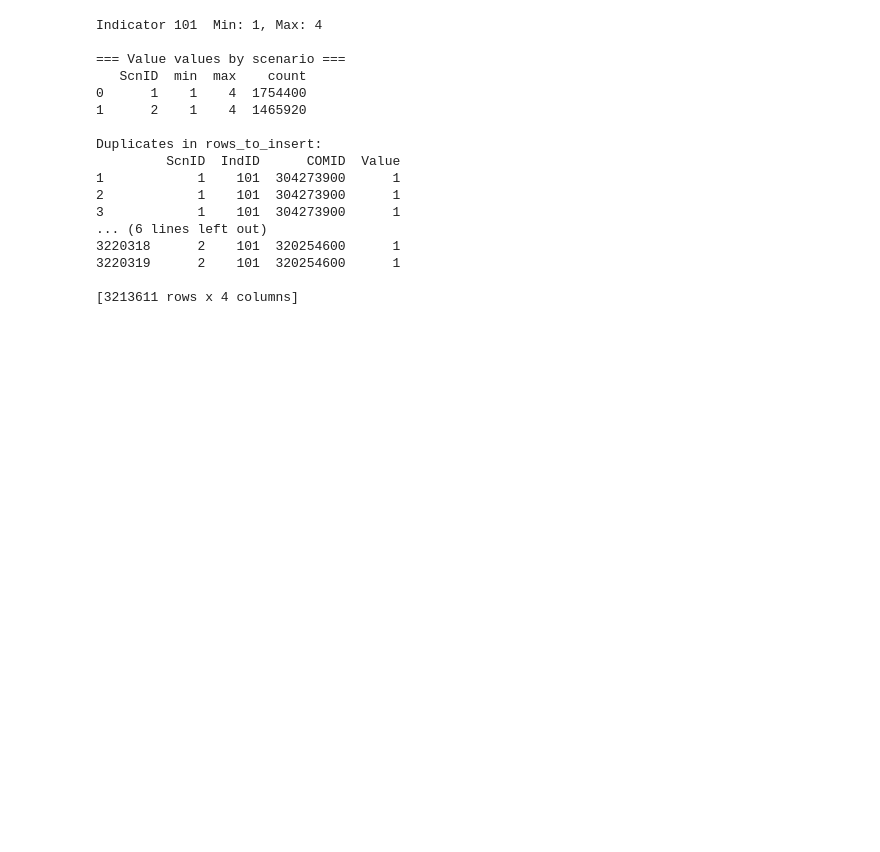
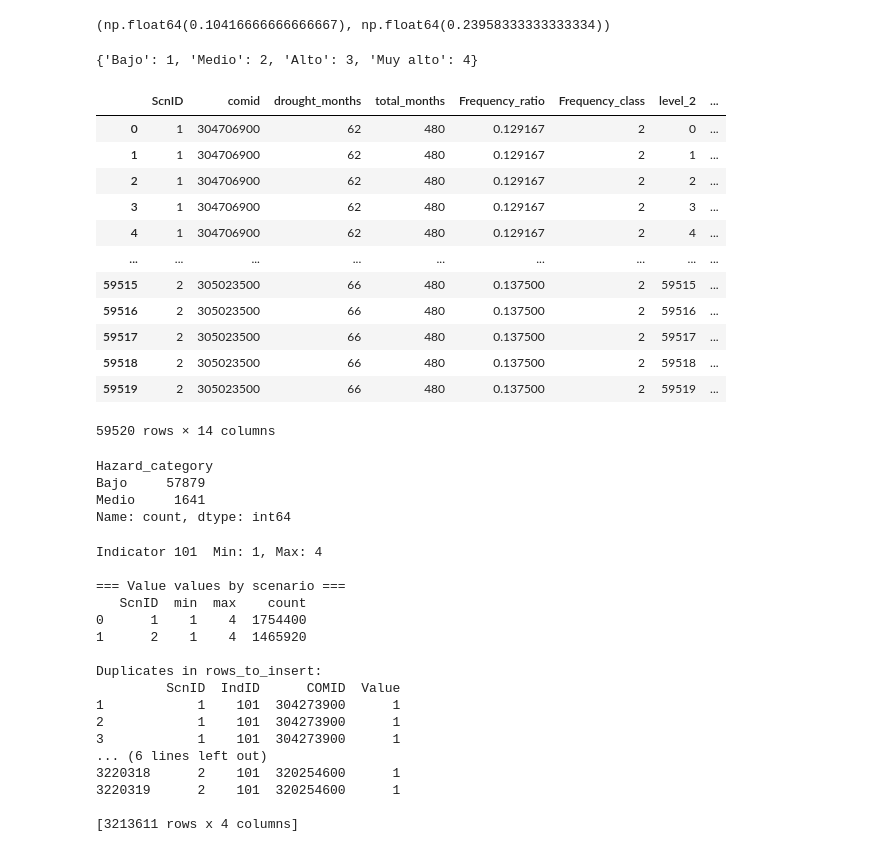
Before and after one commit to RTIInternational/iki-risk-assessment, a Jupyter notebook: Indicadores/Peligro/P1.ipynb, the cells around one changed output. Cells and saved outputs as stored; diff of their text form; code cells hidden in the pictures; blank space fills up the shorter version.

```diff
--- a/Indicadores/Peligro/P1.ipynb
+++ b/Indicadores/Peligro/P1.ipynb
@@ -243 +300,5 @@ Q3 = freq_df['Frequency_count'].quantile(0.75)
+# %%
+freq_df['Frequency_ratio'].min(), freq_df['Frequency_ratio'].max()
+# %% [output]
+(np.float64(0.10416666666666667), np.float64(0.23958333333333334))
 # %%
@@ -257 +316,10 @@ freq_df['Frequency_class'] = freq_df['Frequency_class'] = freq_df['Frequency_cou
+# %%
+freq_df['Frequency_class'] = freq_df['Frequency_ratio'].apply(classify_frequency_ratio)
+# %%
+# 4. Merge frequency info back with intensity data
+hazard_base = freq_df.merge(
+    spi_1month,
+    on=['ScnID', 'comid'],
+    how='left'
+)
 # %%
@@ -275,7 +340,13 @@ def compute_hazard(freq_class, intens_class):
-# %%
-# merge frequency back in with intensity
-hazard_base = freq_df.merge(spi_1month,on=['ScnID', 'comid'],how='left')
-
-# map the frequency and intensity to the appropriate hazard value and category
-hazard_base['Hazard_category'] = hazard_base.apply(lambda r: compute_hazard(r['Frequency_class'], r['Intensity']),axis=1)
-hazard_base['Hazard_value'] = hazard_base['Hazard_category'].map(hazard_to_val)
+# %%
+hazard_to_val
+# %% [output]
+{'Bajo': 1, 'Medio': 2, 'Alto': 3, 'Muy alto': 4}
+# %%
+# 6. Compute final hazard category and value
+def compute_hazard(freq_class, intens_class):
+    return hazard_matrix[freq_class][intens_class]
+
+hazard_base['Hazard_category'] = hazard_base.apply(
+    lambda r: compute_hazard(r['Frequency_class'], r['Intensity']),
+    axis=1
+)
@@ -282,3 +355,26 @@ hazard_base['Hazard_value'] = hazard_base['Hazard_category'].map(hazard_to_val)
+# %%
+hazard_base
+# %% [output]
+|  | ScnID | comid | drought_months | total_months | Frequency_ratio | Frequency_class | level_2 | ... |
+| 0 | 1 | 304706900 | 62 | 480 | 0.129167 | 2 | 0 | ... |
+| 1 | 1 | 304706900 | 62 | 480 | 0.129167 | 2 | 1 | ... |
+| 2 | 1 | 304706900 | 62 | 480 | 0.129167 | 2 | 2 | ... |
+| 3 | 1 | 304706900 | 62 | 480 | 0.129167 | 2 | 3 | ... |
+| 4 | 1 | 304706900 | 62 | 480 | 0.129167 | 2 | 4 | ... |
+| ... | ... | ... | ... | ... | ... | ... | ... | ... |
+| 59515 | 2 | 305023500 | 66 | 480 | 0.137500 | 2 | 59515 | ... |
+| 59516 | 2 | 305023500 | 66 | 480 | 0.137500 | 2 | 59516 | ... |
+| 59517 | 2 | 305023500 | 66 | 480 | 0.137500 | 2 | 59517 | ... |
+| 59518 | 2 | 305023500 | 66 | 480 | 0.137500 | 2 | 59518 | ... |
+| 59519 | 2 | 305023500 | 66 | 480 | 0.137500 | 2 | 59519 | ... |
+59520 rows × 14 columns
+# %%
+hazard_base['Hazard_category'].value_counts()
+# %% [output]
+Hazard_category
+Bajo     57879
+Medio     1641
+Name: count, dtype: int64
 # %%
 ## ADD CODE TO PLOT FOR QC
 # %%
```
Also changed, not shown: parts of 23 cells of this notebook.
